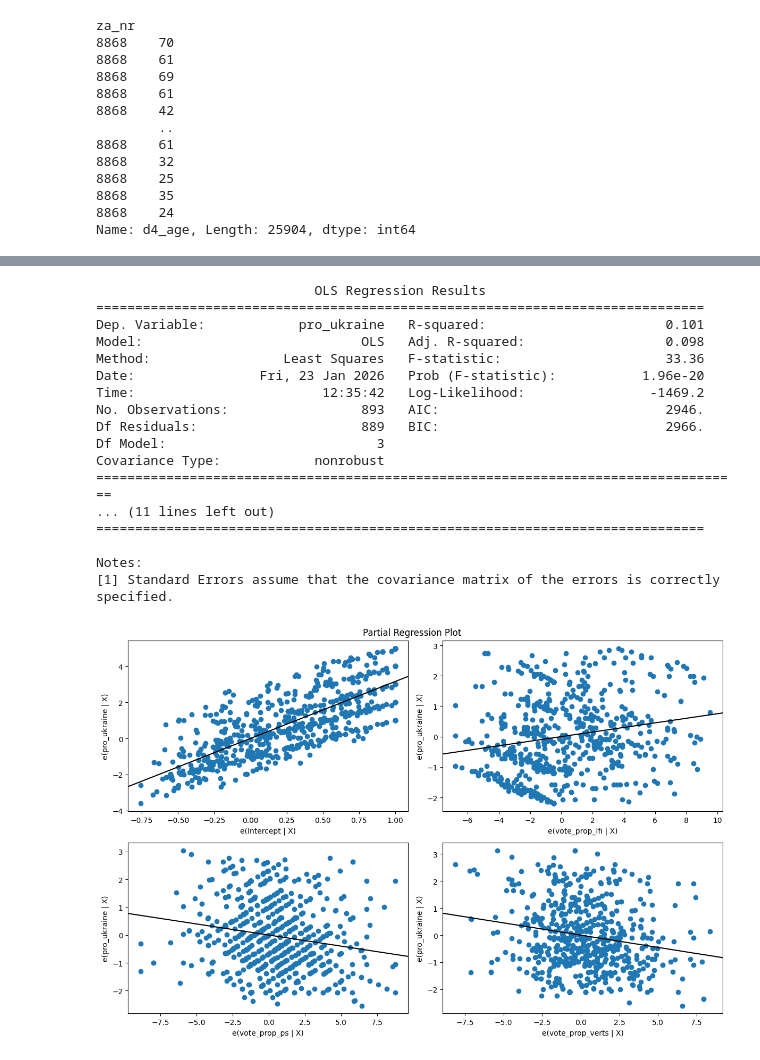
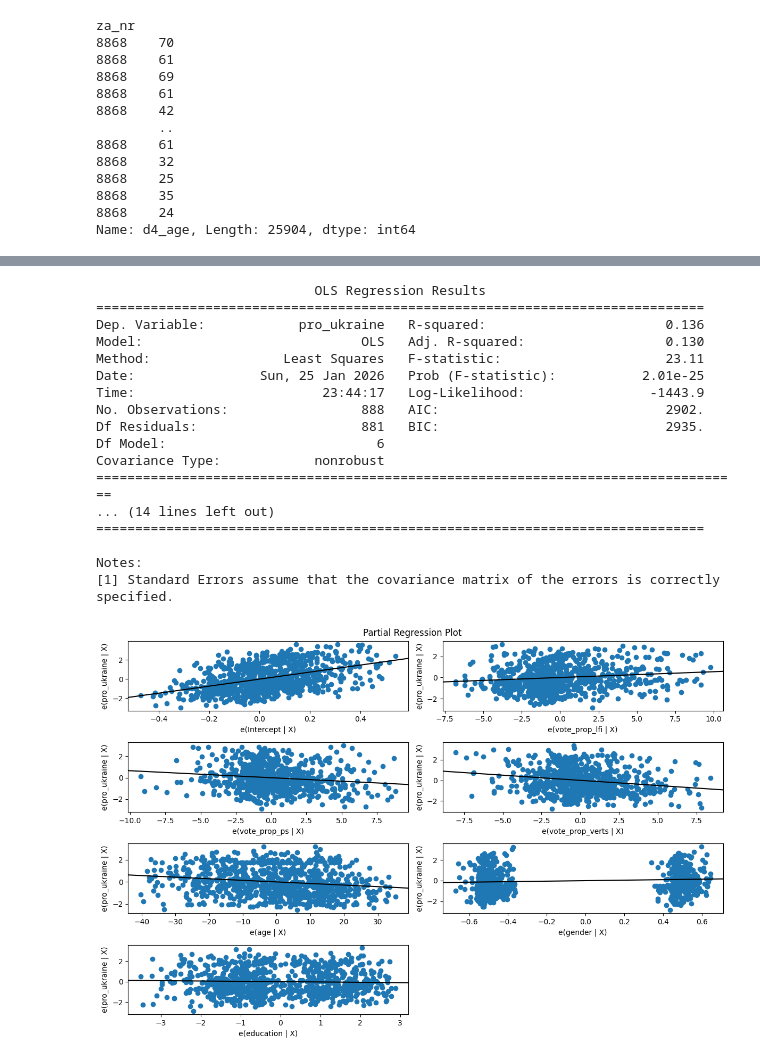
Before and after one commit to ametoGiscarddEstaing/data-science-stuff, a Jupyter notebook: EES.ipynb, the cells around one changed output, grey strips where cells are left out. Cells and saved outputs as stored; diff of their text form; code cells hidden in the pictures.

```diff
--- a/EES.ipynb
+++ b/EES.ipynb
@@ -275,28 +129,26 @@ help(sm.graphics)
 # %%
-my_formula = "pro_ukraine  ~ vote_prop_lfi + vote_prop_ps + vote_prop_verts"
+my_formula = "pro_ukraine  ~ vote_prop_lfi + vote_prop_ps + vote_prop_verts + age + gender + education"
 model = smf.ols(formula=my_formula, data=df).fit()
 print(model.summary())
+fig = plt.figure(figsize=(12,8))
+sm.graphics.plot_partregress_grid(model, fig=fig)
+plt.savefig('ukraine.png', bbox_inches='tight')
 # %% [output]
                             OLS Regression Results
 ==============================================================================
-Dep. Variable:            pro_ukraine   R-squared:                       0.101
-Model:                            OLS   Adj. R-squared:                  0.098
-Method:                 Least Squares   F-statistic:                     33.36
-Date:                Fri, 23 Jan 2026   Prob (F-statistic):           1.96e-20
-Time:                        12:35:42   Log-Likelihood:                -1469.2
-No. Observations:                 893   AIC:                             2946.
-Df Residuals:                     889   BIC:                             2966.
-Df Model:                           3
+Dep. Variable:            pro_ukraine   R-squared:                       0.136
+Model:                            OLS   Adj. R-squared:                  0.130
+Method:                 Least Squares   F-statistic:                     23.11
+Date:                Sun, 25 Jan 2026   Prob (F-statistic):           2.01e-25
+Time:                        23:44:17   Log-Likelihood:                -1443.9
+No. Observations:                 888   AIC:                             2902.
+Df Residuals:                     881   BIC:                             2935.
+Df Model:                           6
 Covariance Type:            nonrobust
 ===================================================================================
-... (11 lines left out)
+... (14 lines left out)
 ==============================================================================
 
 Notes:
 [1] Standard Errors assume that the covariance matrix of the errors is correctly specified.
+[figure, added]
-# %%
-fig = plt.figure(figsize=(12,8))
-sm.graphics.plot_partregress_grid(model, fig=fig)
-plt.savefig('ukraine.png', bbox_inches='tight')
-# %% [output]
-[figure, removed]
```
Also changed, not shown: parts of 21 cells of this notebook.
